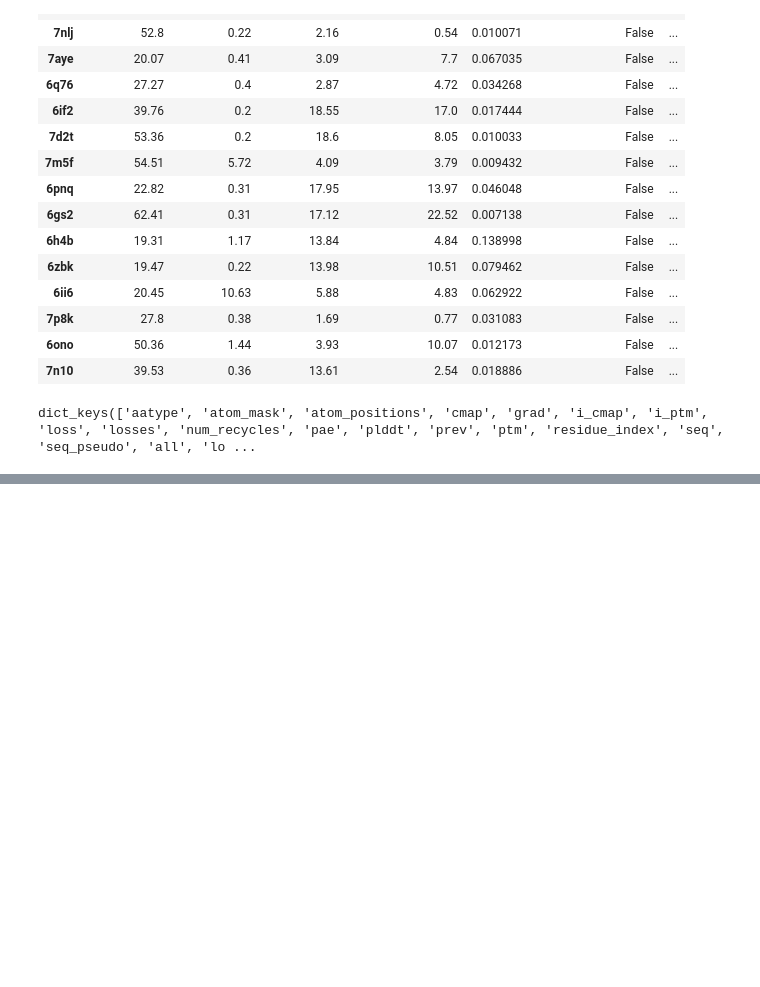
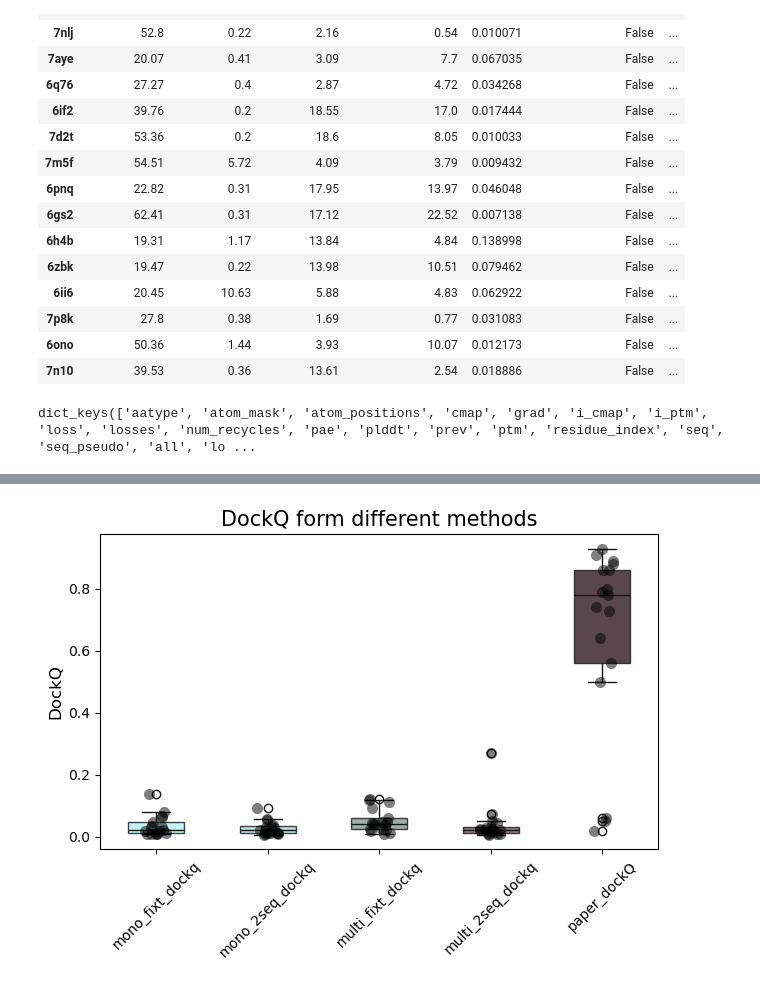
Before and after one commit to Tiffany-Xie/NXBindCraft, a Jupyter notebook: notebooks/complexRefold.ipynb, the cells around one changed output, grey strips where cells are left out. Drawn from its saved outputs; the diff is of its cells as text; code cells hidden in the pictures; blank space fills up the shorter version.

```diff
--- a/notebooks/complexRefold.ipynb
+++ b/notebooks/complexRefold.ipynb
@@ -571,0 +555,8 @@ Mon Mar 17 10:19:42 2025
+# %%
+# dockq plot
+rmsds_df = pd.read_csv('/hpf/projects/mtyers/ningrui/NXBindCraft/myTrials/testRefold/tempFiles/rmsds_17complex_dq.csv', index_col=0)
+rmsds_df.rename(columns={'DockQ': 'mono_fixt_dockq'}, inplace=True)
+
+DockQ_df = pd.concat([rmsds_df['mono_fixt_dockq'], dockq_df['mono_2seq_dockq'],
+                      dockq_df['multi_fixt_dockq'], dockq_df['multi_2seq_dockq'],
+                      rmsds_df['paper_dockQ']], axis=1)
@@ -571,0 +584,33 @@ Mon Mar 17 10:19:42 2025
+# %%
+df = DockQ_df.melt(value_vars = ['mono_fixt_dockq', 'mono_2seq_dockq', 'multi_fixt_dockq', 'multi_2seq_dockq', 'paper_dockQ'],
+                        var_name = 'Type',
+                        value_name='dockq')
+
+box_colors = ['#A8F9FF', '#9AE5E6', '#81A094', '#775B59', '#32161F']
+
+sns.boxplot(data=df,
+            x='Type',
+            y='dockq',
+            palette=box_colors,
+            width=0.5,
+            boxprops=dict(alpha=0.8))
+
+sns.stripplot(data=df,
+              x='Type',
+              y='dockq',
+              color='black',
+              size=8,
+              jitter=True,
+              alpha=0.5)
+
+plt.title('DockQ form different methods', fontsize=15)
+plt.xlabel('')
+plt.ylabel('DockQ', fontsize=12)
+
+plt.xticks(fontsize=10, rotation=45)
+plt.yticks(fontsize=10)
+
+plt.tight_layout()
+plt.show()
+# %% [output]
+[figure, added]
```
Also changed, not shown: parts of 7 cells of this notebook.
